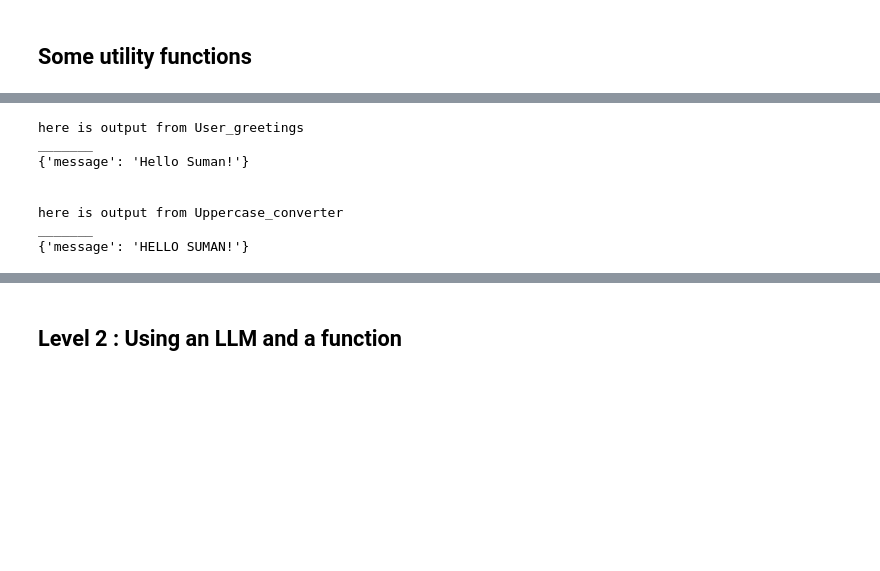
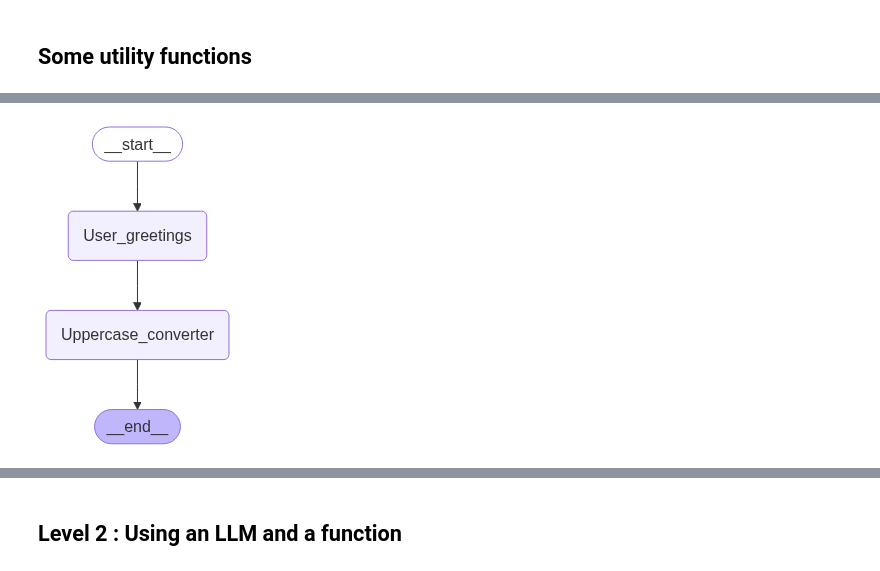
Before and after one commit to spcCodes/devday_hyd_agents, a Jupyter notebook: part1_basics_langgraph/session1_basics_langgraph.ipynb, the cells around one changed output, grey strips where cells are left out. Cells and saved outputs as stored; diff of their text form; code cells hidden in the pictures; blank space fills up the shorter version.

```diff
--- a/part1_basics_langgraph/session1_basics_langgraph.ipynb
+++ b/part1_basics_langgraph/session1_basics_langgraph.ipynb
@@ -74,8 +100,9 @@ def convert_to_uppercase(state):
 workflow = StateGraph(State)
 workflow.add_node("User_greetings" , greet_user)
 workflow.add_node("Uppercase_converter" , convert_to_uppercase)
+
 workflow.add_edge(START , "User_greetings")
 workflow.add_edge("User_greetings" , "Uppercase_converter")
 workflow.add_edge("Uppercase_converter" , END)
-app = workflow.compile()
+app1 = workflow.compile()
 # %%
@@ -87,12 +114,5 @@ print(result)
 # %%
-stream_output(app, {"message": "Suman"})
+display_graph(app)
 # %% [output]
-here is output from User_greetings
-_______
-{'message': 'Hello Suman!'}
-
-
-here is output from Uppercase_converter
-_______
-{'message': 'HELLO SUMAN!'}
+[figure, added]
 # %%
```
Also changed, not shown: parts of 20 cells of this notebook, 5 other files.
